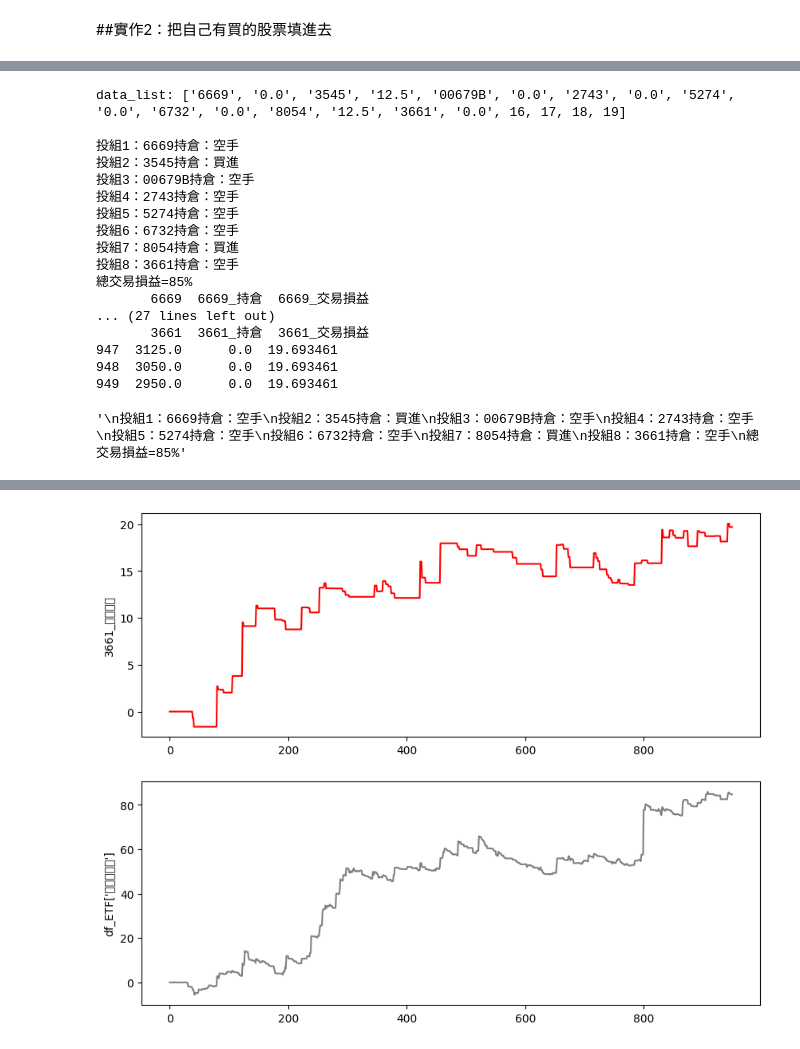
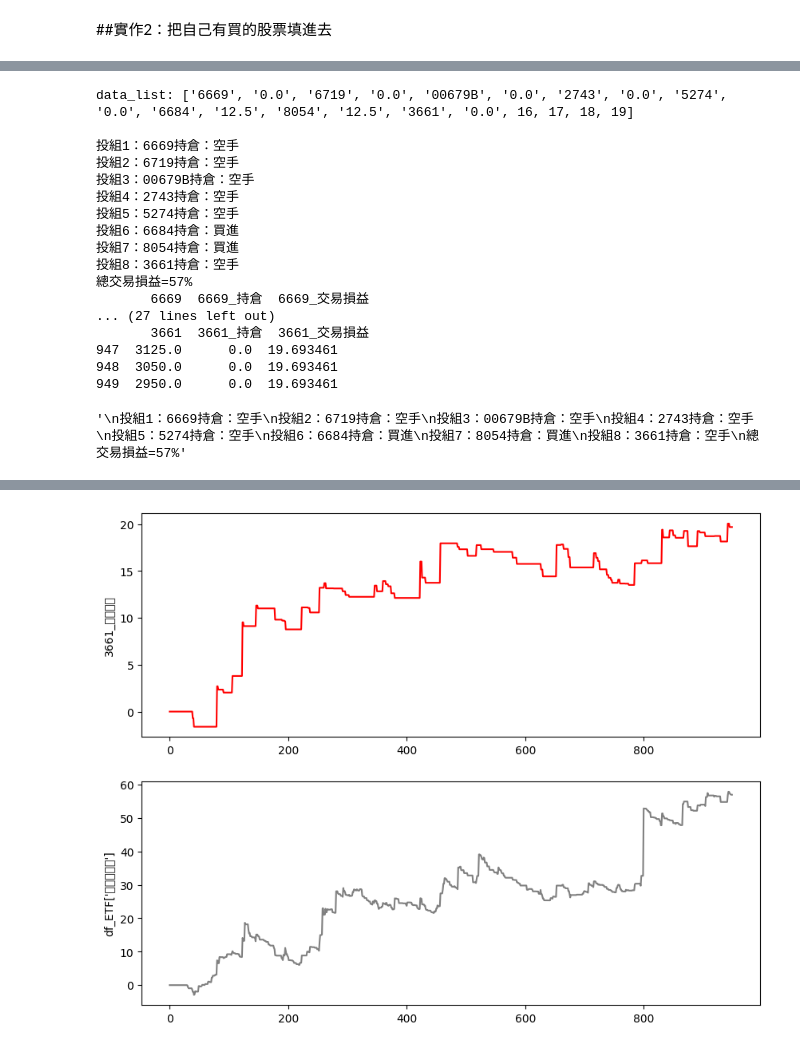
Before and after one commit to moraljack/stock, a Jupyter notebook: line_通知買股.ipynb, the cells around one changed output, grey strips where cells are left out. Saved outputs shown, nothing was run; the diff lists cells and outputs as text; code cells hidden in the pictures.

```diff
--- a/line_通知買股.ipynb
+++ b/line_通知買股.ipynb
@@ -37,0 +40,26 @@ Successfully installed Ta-Lib-0.4.28
+# %%
+#https://notify-bot.line.me/zh_TW/
+
+import requests
+def line_send_text(send_text):
+
+    #'''
+    token = [  #'NPjt7Bon4qJcRIcjtJVS1qYsjMfYH3OjZhKDqb8U4uw' #jacky
+            'qvFKoJtci0alg6A0D0bwkb4ue9JB9OsUWADOEYpWgvD'  #group
+             ]
+    for i in range(0,len(token)):
+        headers = {
+            "Authorization": "Bearer " + token[i], # 權杖，Bearer 的空格不要刪掉呦
+            "Content-Type": "application/x-www-form-urlencoded"
+        }
+        payload = {'message': send_text}
+        # Post 封包出去給 Line Notify
+        r = requests.post(
+            "https://notify-api.line.me/api/notify",
+            headers=headers,
+            params=payload)
+    return r.status_code
+    #'''
+    #return
+
+line_send_text("test jack!!")
@@ -185,7 +215,7 @@ def reportip3_stock():
         print(df_ETF[[target_list[i],target_list[i]+'_持倉',target_list[i]+'_交易損益']].tail(3))
 
 
-    #line_send_text(text)
+    line_send_text(text)
     return text
 
 reportip3_stock()
@@ -389,7 +436,7 @@ def reportip3_stock():
         print(df_ETF[[target_list[i],target_list[i]+'_持倉',target_list[i]+'_交易損益']].tail(3))
 
 
-    #line_send_text(text)
+    line_send_text(text)
     return text
 
 reportip3_stock()
@@ -456,7 +520,7 @@ def reportip3_stock():
 
     now_hour=int(str(datetime.datetime.strptime(str(datetime.datetime.utcnow()+datetime.timedelta(hours=+8))[:19], '%Y-%m-%d %H:%M:%S'))[11:13])
 
-    target_list=["6669","3545","00679B","2743","5274","6732","8054","3661"]
+    target_list=["6669","6719","00679B","2743","5274","6684","8054","3661"]
 
     #####################################################################################################################下載歷史資料#######################################################################################
     url = "https://api.finmindtrade.com/api/v4/data"
@@ -593,7 +657,7 @@ def reportip3_stock():
         print(df_ETF[[target_list[i],target_list[i]+'_持倉',target_list[i]+'_交易損益']].tail(3))
 
 
-    #line_send_text(text)
+    line_send_text(text)
     return text
 
 reportip3_stock()
@@ -634,18 +698,18 @@ See the caveats in the documentation: https://pandas.pydata.org/pandas-docs/stab
-data_list: ['6669', '0.0', '3545', '12.5', '00679B', '0.0', '2743', '0.0', '5274', '0.0', '6732', '0.0', '8054', '12.5', '3661', '0.0', 16, 17, 18, 19]
+data_list: ['6669', '0.0', '6719', '0.0', '00679B', '0.0', '2743', '0.0', '5274', '0.0', '6684', '12.5', '8054', '12.5', '3661', '0.0', 16, 17, 18, 19]
 
 投組1：6669持倉：空手
-投組2：3545持倉：買進
+投組2：6719持倉：空手
 投組3：00679B持倉：空手
 投組4：2743持倉：空手
 投組5：5274持倉：空手
-投組6：6732持倉：空手
+投組6：6684持倉：買進
 投組7：8054持倉：買進
 投組8：3661持倉：空手
-總交易損益=85%
+總交易損益=57%
        6669  6669_持倉  6669_交易損益
 ... (27 lines left out)
        3661  3661_持倉  3661_交易損益
 947  3125.0      0.0  19.693461
 948  3050.0      0.0  19.693461
 949  2950.0      0.0  19.693461
-'\n投組1：6669持倉：空手\n投組2：3545持倉：買進\n投組3：00679B持倉：空手\n投組4：2743持倉：空手\n投組5：5274持倉：空手\n投組6：6732持倉：空手\n投組7：8054持倉：買進\n投組8：3661持倉：空手\n總交易損益=85%'
+'\n投組1：6669持倉：空手\n投組2：6719持倉：空手\n投組3：00679B持倉：空手\n投組4：2743持倉：空手\n投組5：5274持倉：空手\n投組6：6684持倉：買進\n投組7：8054持倉：買進\n投組8：3661持倉：空手\n總交易損益=57%'
@@ -652 +733 @@ data_list: ['6669', '0.0', '3545', '12.5', '00679B', '0.0', '2743', '0.0', '5274
-[figure, old version]
+[figure, new version]
```
Also changed, not shown: parts of 12 cells of this notebook.
